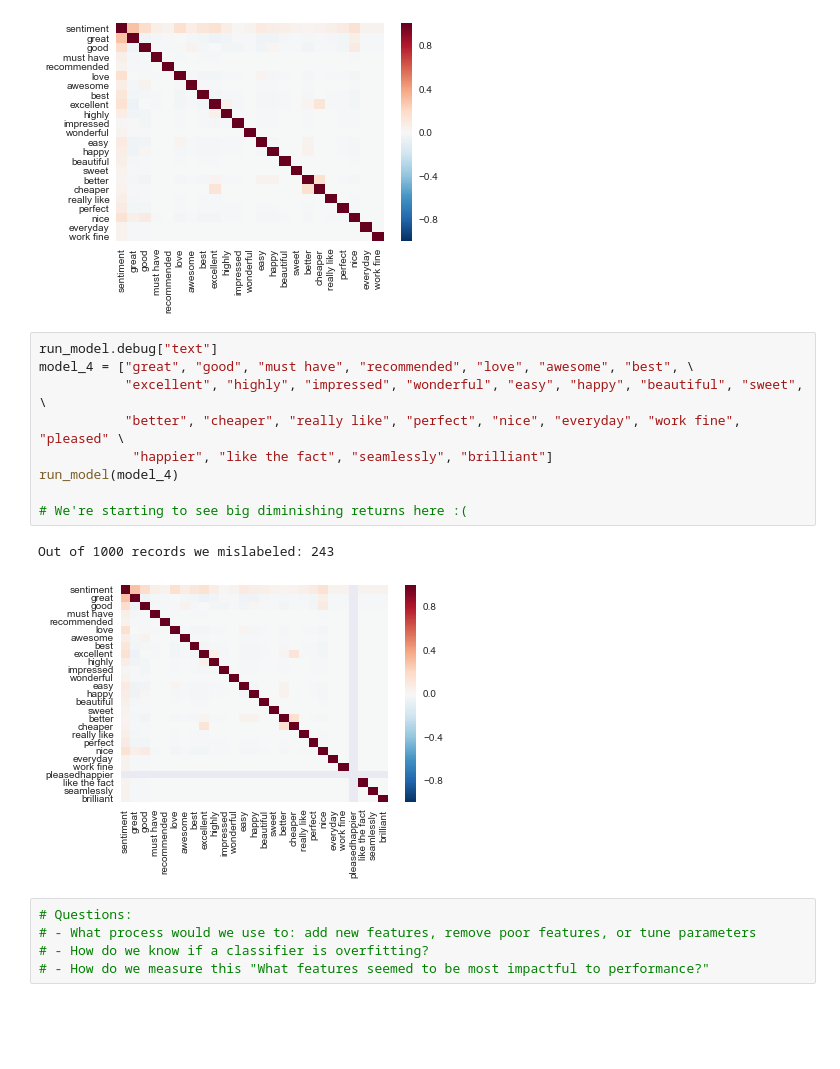
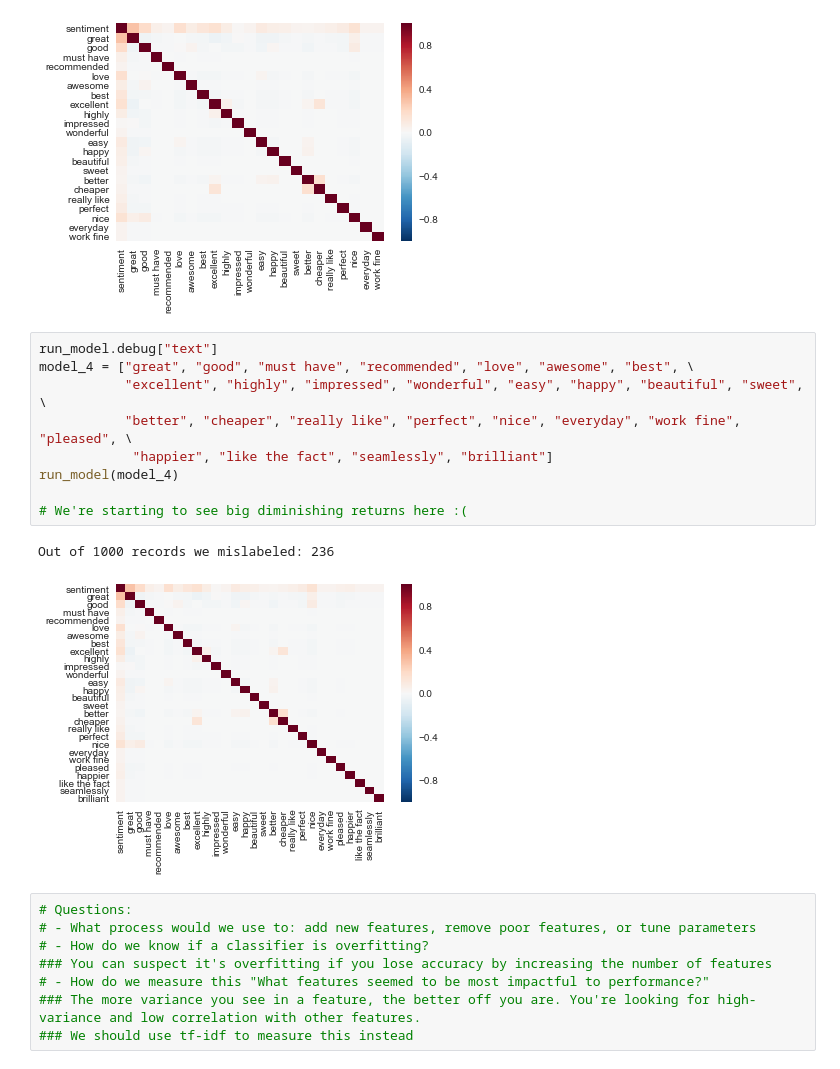
Before and after one commit to carlsednaoui/thinkful-data-science, a Jupyter notebook: coursework/unit_2/lesson_3_project_4.ipynb, the cells around one changed output. Cells and saved outputs as stored; diff of their text form; blank space fills up the shorter version.

```diff
--- a/coursework/unit_2/lesson_3_project_4.ipynb
+++ b/coursework/unit_2/lesson_3_project_4.ipynb
@@ -70,17 +70,20 @@ Out of 1000 records we mislabeled: 246
 # %%
 run_model.debug["text"]
 model_4 = ["great", "good", "must have", "recommended", "love", "awesome", "best", \
            "excellent", "highly", "impressed", "wonderful", "easy", "happy", "beautiful", "sweet", \
-           "better", "cheaper", "really like", "perfect", "nice", "everyday", "work fine", "pleased" \
+           "better", "cheaper", "really like", "perfect", "nice", "everyday", "work fine", "pleased", \
             "happier", "like the fact", "seamlessly", "brilliant"]
 run_model(model_4)
 
 # We're starting to see big diminishing returns here :(
 # %% [output]
-Out of 1000 records we mislabeled: 243
+Out of 1000 records we mislabeled: 236
-[figure, old version]
+[figure, new version]
 # %%
 # Questions:
 # - What process would we use to: add new features, remove poor features, or tune parameters
 # - How do we know if a classifier is overfitting?
+### You can suspect it's overfitting if you lose accuracy by increasing the number of features
 # - How do we measure this "What features seemed to be most impactful to performance?"
+### The more variance you see in a feature, the better off you are. You're looking for high-variance and low correlation with other features.
+### We should use tf-idf to measure this instead
```
Also changed, not shown: 4 other files.
